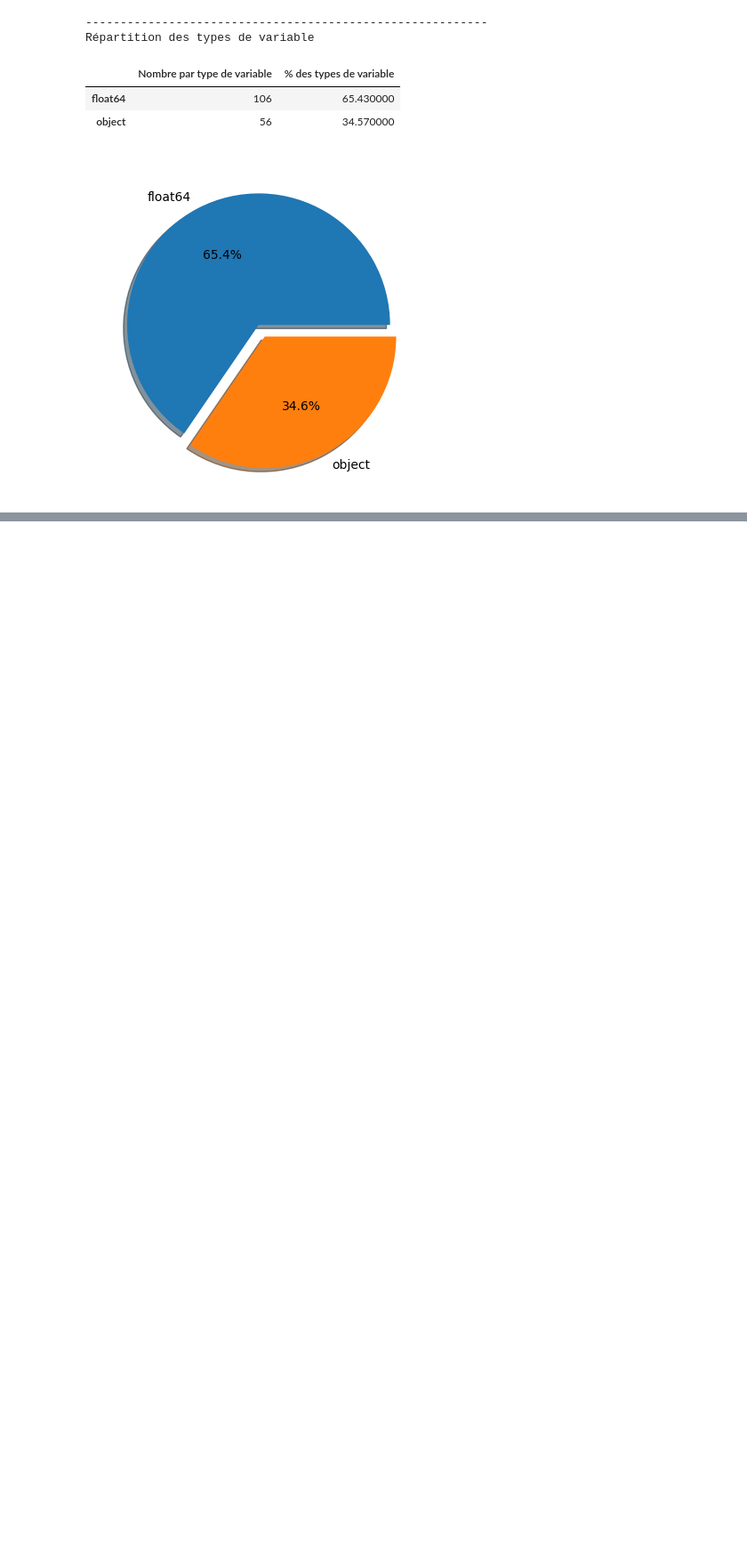
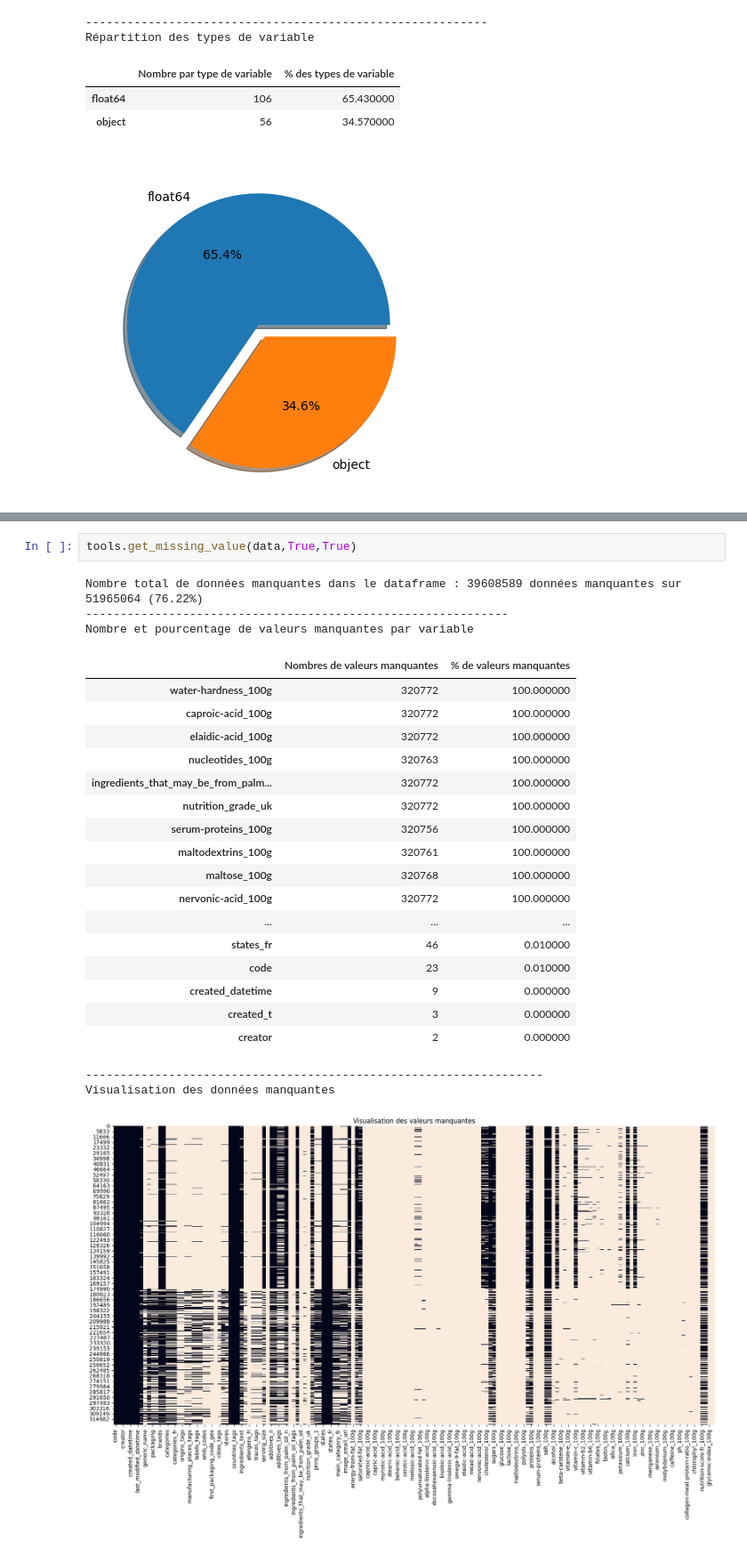
Before and after one commit to 110111-1/DS-OPENFOODFACT-SANTE, a Jupyter notebook: V1_Moty_Philippe_1_1122.ipynb, the cells around one changed output, grey strips where cells are left out. Shown at 89% size. Saved outputs shown, nothing was run; the diff lists cells and outputs as text; blank space fills up the shorter version.

```diff
--- a/V1_Moty_Philippe_1_1122.ipynb
+++ b/V1_Moty_Philippe_1_1122.ipynb
@@ -133,0 +172,26 @@ def description_variables(dataframe,type_var='all'):
+# %%
+tools.get_missing_value(data,True,True)
+# %% [output]
+Nombre total de données manquantes dans le dataframe : 39608589 données manquantes sur 51965064 (76.22%)
+-------------------------------------------------------------
+Nombre et pourcentage de valeurs manquantes par variable
+|  | Nombres de valeurs manquantes | % de valeurs manquantes |
+| water-hardness_100g | 320772 | 100.000000 |
+| caproic-acid_100g | 320772 | 100.000000 |
+| elaidic-acid_100g | 320772 | 100.000000 |
+| nucleotides_100g | 320763 | 100.000000 |
+| ingredients_that_may_be_from_palm... | 320772 | 100.000000 |
+| nutrition_grade_uk | 320772 | 100.000000 |
+| serum-proteins_100g | 320756 | 100.000000 |
+| maltodextrins_100g | 320761 | 100.000000 |
+| maltose_100g | 320768 | 100.000000 |
+| nervonic-acid_100g | 320772 | 100.000000 |
+| ... | ... | ... |
+| states_fr | 46 | 0.010000 |
+| code | 23 | 0.010000 |
+| created_datetime | 9 | 0.000000 |
+| created_t | 3 | 0.000000 |
+| creator | 2 | 0.000000 |
+------------------------------------------------------------------
+Visualisation des données manquantes
+[figure, added]
```
Also changed, not shown: parts of 10 cells of this notebook, 1 other file.
